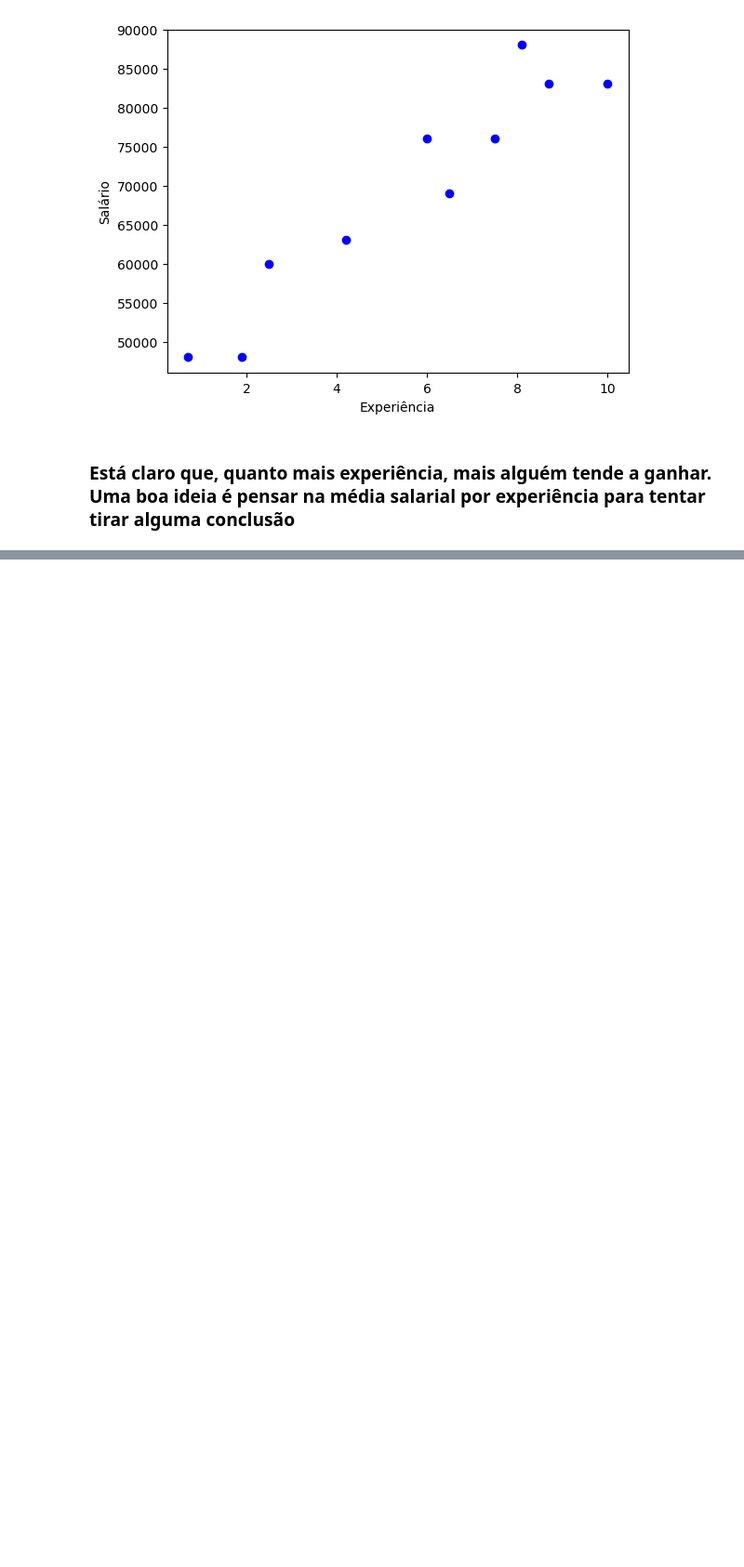
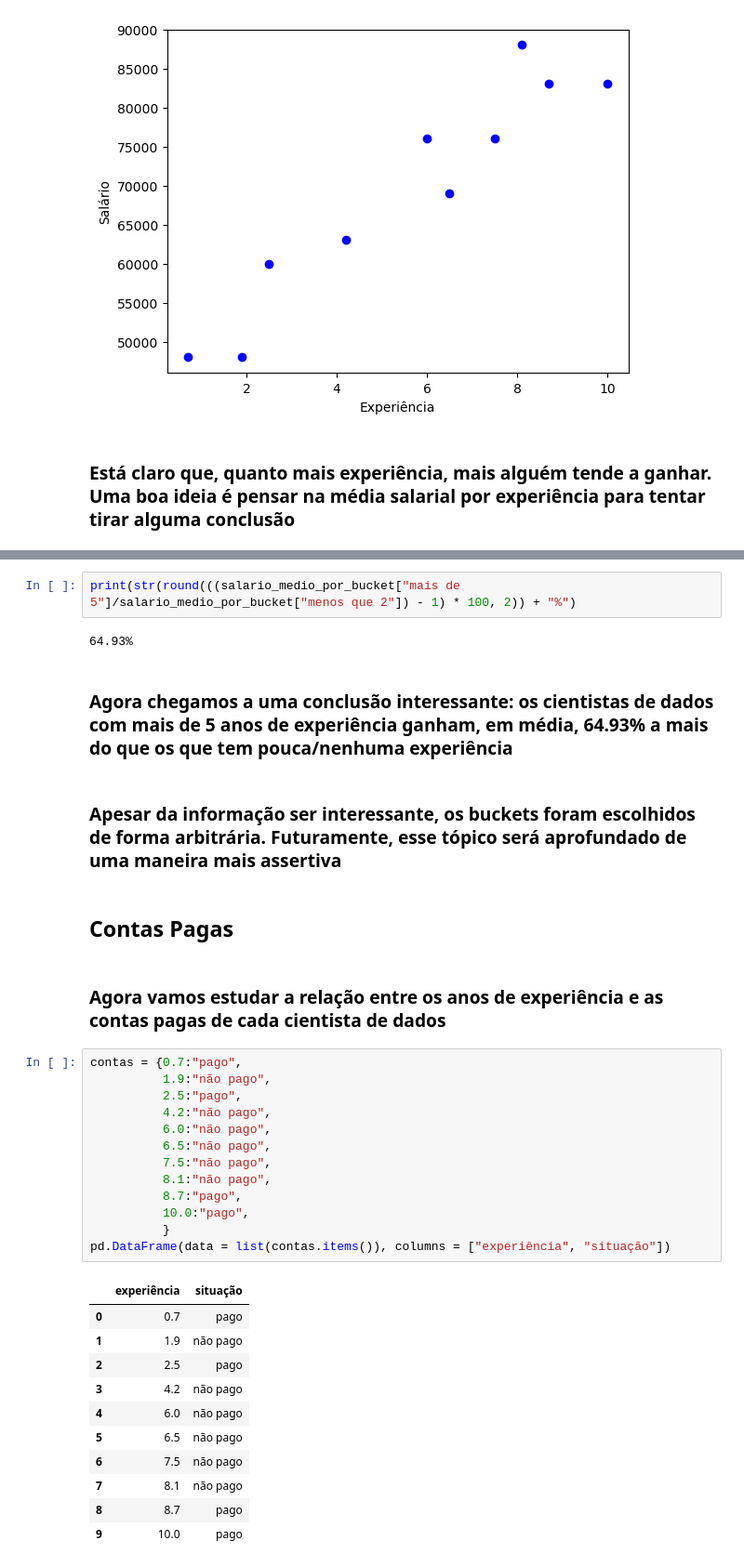
Before and after one commit to thiagocaveglion/data_science_from_scratch, a Jupyter notebook: capitulo 1/capitulo_1.ipynb, the cells around one changed output, grey strips where cells are left out. Shown: that part at 93% size. Saved outputs shown, nothing was run; the diff lists cells and outputs as text; blank space fills up the shorter version.

```diff
--- a/capitulo 1/capitulo_1.ipynb
+++ b/capitulo 1/capitulo_1.ipynb
@@ -204,0 +268,37 @@ plt.show()
+# %%
+print(str(round(((salario_medio_por_bucket["mais de 5"]/salario_medio_por_bucket["menos que 2"]) - 1) * 100, 2)) + "%")
+# %% [output]
+64.93%
+# %% [markdown]
+### Agora chegamos a uma conclusão interessante: os cientistas de dados com mais de 5 anos de experiência ganham, em média, 64.93% a mais do que os que tem pouca/nenhuma experiência
+# %% [markdown]
+### Apesar da informação ser interessante, os buckets foram escolhidos de forma arbitrária. Futuramente, esse tópico será aprofundado de uma maneira mais assertiva
+# %% [markdown]
+## Contas Pagas
+# %% [markdown]
+### Agora vamos estudar a relação entre os anos de experiência e as contas pagas de cada cientista de dados
+# %%
+contas = {0.7:"pago",
+          1.9:"não pago",
+          2.5:"pago",
+          4.2:"não pago",
+          6.0:"não pago",
+          6.5:"não pago",
+          7.5:"não pago",
+          8.1:"não pago",
+          8.7:"pago",
+          10.0:"pago",
+          }
+pd.DataFrame(data = list(contas.items()), columns = ["experiência", "situação"])
+# %% [output]
+|  | experiência | situação |
+| 0 | 0.7 | pago |
+| 1 | 1.9 | não pago |
+| 2 | 2.5 | pago |
+| 3 | 4.2 | não pago |
+| 4 | 6.0 | não pago |
+| 5 | 6.5 | não pago |
+| 6 | 7.5 | não pago |
+| 7 | 8.1 | não pago |
+| 8 | 8.7 | pago |
+| 9 | 10.0 | pago |
```
Also changed, not shown: parts of 18 cells of this notebook.
